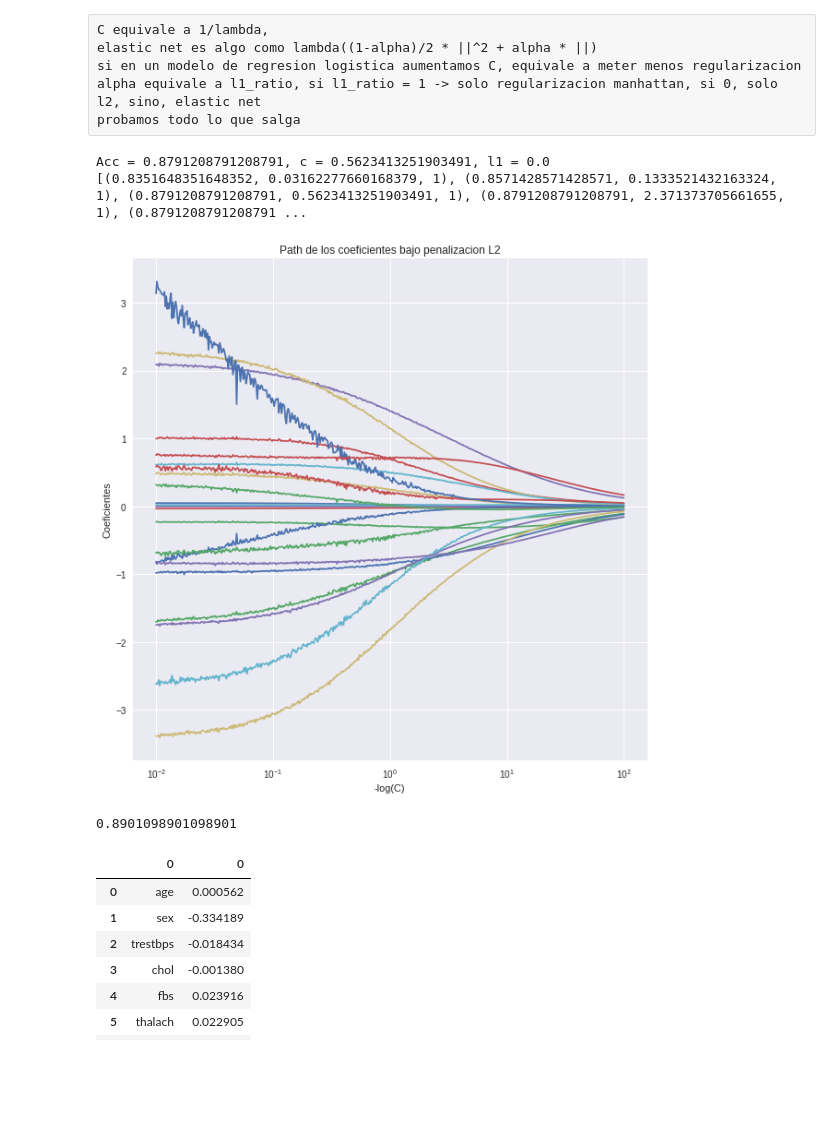
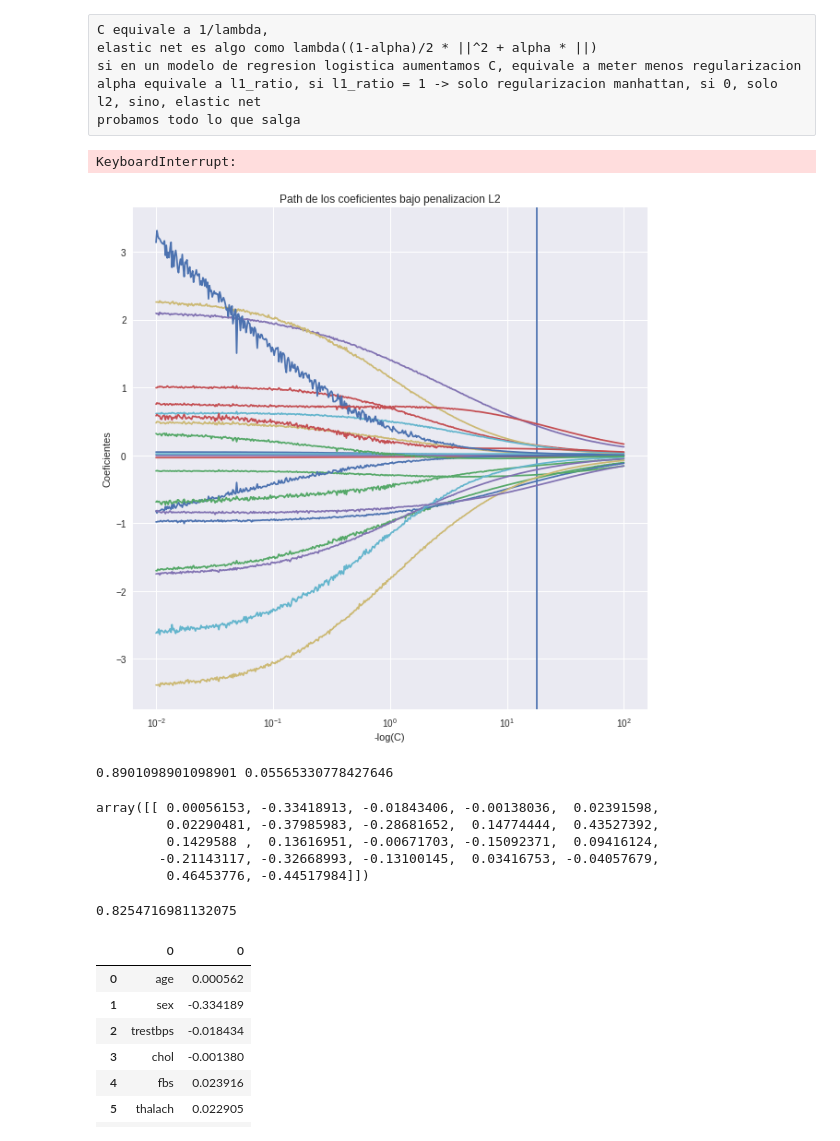
Before and after one commit to joaquinhojman/AprendizajeEstadistico-TPFinal, a Jupyter notebook: TP3_AE.ipynb, the cells around one changed output. Cells and saved outputs as stored; diff of their text form; code cells hidden in the pictures; blank space fills up the shorter version.

```diff
--- a/TP3_AE.ipynb
+++ b/TP3_AE.ipynb
@@ -38,7 +36,7 @@ heart_csv['exang'] = heart_csv['exang'].astype('category')
 heart_csv['slope'] = heart_csv['slope'].astype('category')
 heart_csv['ca'] = heart_csv['ca'].astype('category')
 heart_csv['thal'] = heart_csv['thal'].astype('category')
-heart_csv['target'] = heart_csv['target'].astype('int64')
+heart_csv['target'] = heart_csv['target'].astype('category')
 
 heart_csv.dtypes
 # %% [output]
@@ -215,0 +255,4 @@ Accuracy Regresion Logística (statsmodels): 0.8461538461538461.
+# %%
+# ca_4 no es significativa
+X_train.drop('ca_4', axis = 1, inplace = True)
+X_test.drop('ca_4', axis = 1, inplace = True)
@@ -251,8 +362,7 @@ print("Acc = {}, c = {}, l1 = {}".format(max_acc,best_c, best_l1))
 # c = 0.10979899497487436, acc = 83.51648351648352 %
 # literal converge a esa accuracy
 # %% [output]
-Acc = 0.8791208791208791, c = 0.5623413251903491, l1 = 0.0
-[(0.8351648351648352, 0.03162277660168379, 1), (0.8571428571428571, 0.1333521432163324, 1), (0.8791208791208791, 0.5623413251903491, 1), (0.8791208791208791, 2.371373705661655, 1), (0.8791208791208791 ...
+KeyboardInterrupt:
 # %%
 # regularizacion l2
 # por default tiene regularizacion l2
@@ -260,39 +370,51 @@ cs = np.logspace(-2, 2, 500)
 model_coefs = []
 max_acc = -1
 best_c = -1
 best_model = None
 for c in cs:
     modelo_l2 = LogisticRegression(random_state = 23, penalty='l2', max_iter = 5000, C=c)
     modelo_l2.fit(X_train, y_train)
     preds = modelo_l2.predict(X_test)
     acc = np.mean(preds == y_test)
     if max_acc < acc:
         max_acc = acc
         best_c = c
         best_model = modelo_l2
     model_coefs.append(modelo_l2.coef_.ravel().copy())
 
 cs = np.array(list(map(lambda x: 1/(x), cs)))
 model_coefs = np.array(model_coefs)
 
 
 plt.figure(figsize=(10,10))
 ax = plt.gca()
-
+plt.axvline(x = 1/best_c, ymin = -3, ymax = 3)
 ax.plot(cs, model_coefs)
-ax.set_xscale('log')
-
+plt.xscale('log')
 plt.xlabel('-log(C)')
 plt.ylabel('Coeficientes')
 plt.title('Path de los coeficientes bajo penalizacion L2')
 plt.axis('tight')
 
+plt.savefig('Penalizacion_l2.png')
 plt.show()
 
-print(max_acc)
+print(max_acc, best_c)
 # %% [output]
-[figure, old version]
+[figure, new version]
-0.8901098901098901
+0.8901098901098901 0.05565330778427646
+# %%
+best_model.coef_
+# %% [output]
+array([[ 0.00056153, -0.33418913, -0.01843406, -0.00138036,  0.02391598,
+         0.02290481, -0.37985983, -0.28681652,  0.14774444,  0.43527392,
+         0.1429588 ,  0.13616951, -0.00671703, -0.15092371,  0.09416124,
+        -0.21143117, -0.32668993, -0.13100145,  0.03416753, -0.04057679,
+         0.46453776, -0.44517984]])
+# %%
+np.mean(y_train == best_model.predict(X_train))
+# %% [output]
+0.8254716981132075
 # %%
 coefs_l2 = pd.concat([pd.DataFrame(X_train.columns),pd.DataFrame(np.transpose(best_model.coef_))], axis = 1)
 coefs_l2
```
Also changed, not shown: parts of 33 cells of this notebook, 14 other files.
